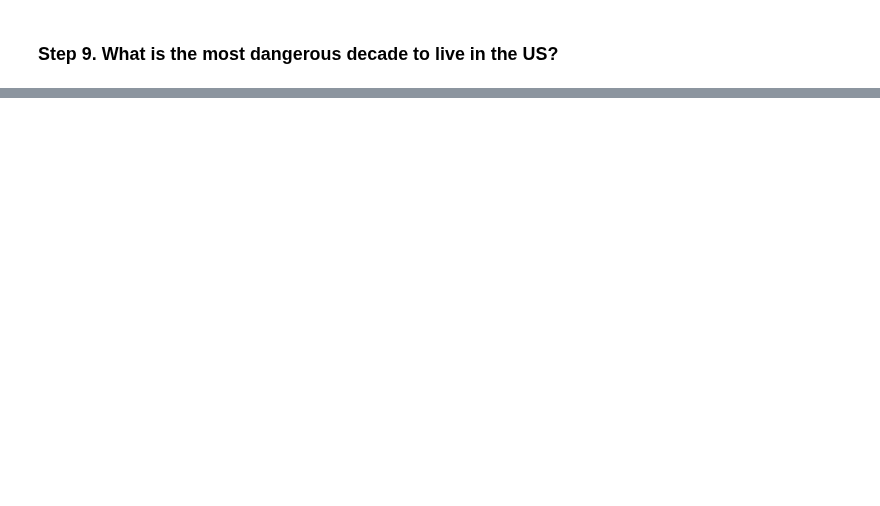
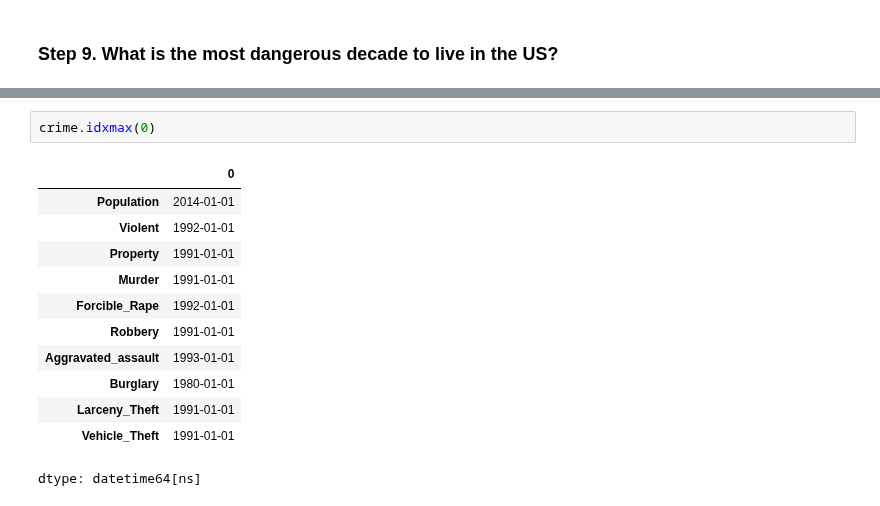
Before and after one commit to seo-minsu/Python-Programming-Study_Minsu, a Jupyter notebook: pandas_exercises/04_Apply/US_Crime_Rates/Exercises_ms.ipynb, the cells around one changed output, grey strips where cells are left out. Saved outputs shown, nothing was run; the diff lists cells and outputs as text; blank space fills up the shorter version.

```diff
--- a/pandas_exercises/04_Apply/US_Crime_Rates/Exercises_ms.ipynb
+++ b/pandas_exercises/04_Apply/US_Crime_Rates/Exercises_ms.ipynb
@@ -184,0 +192,15 @@ AttributeError: 'DataFrame' object has no attribute 'idmax'
+# %%
+crime.idxmax(0)
+# %% [output]
+|  | 0 |
+| Population | 2014-01-01 |
+| Violent | 1992-01-01 |
+| Property | 1991-01-01 |
+| Murder | 1991-01-01 |
+| Forcible_Rape | 1992-01-01 |
+| Robbery | 1991-01-01 |
+| Aggravated_assault | 1993-01-01 |
+| Burglary | 1980-01-01 |
+| Larceny_Theft | 1991-01-01 |
+| Vehicle_Theft | 1991-01-01 |
+dtype: datetime64[ns]
```
Also changed, not shown: parts of 5 cells of this notebook.
